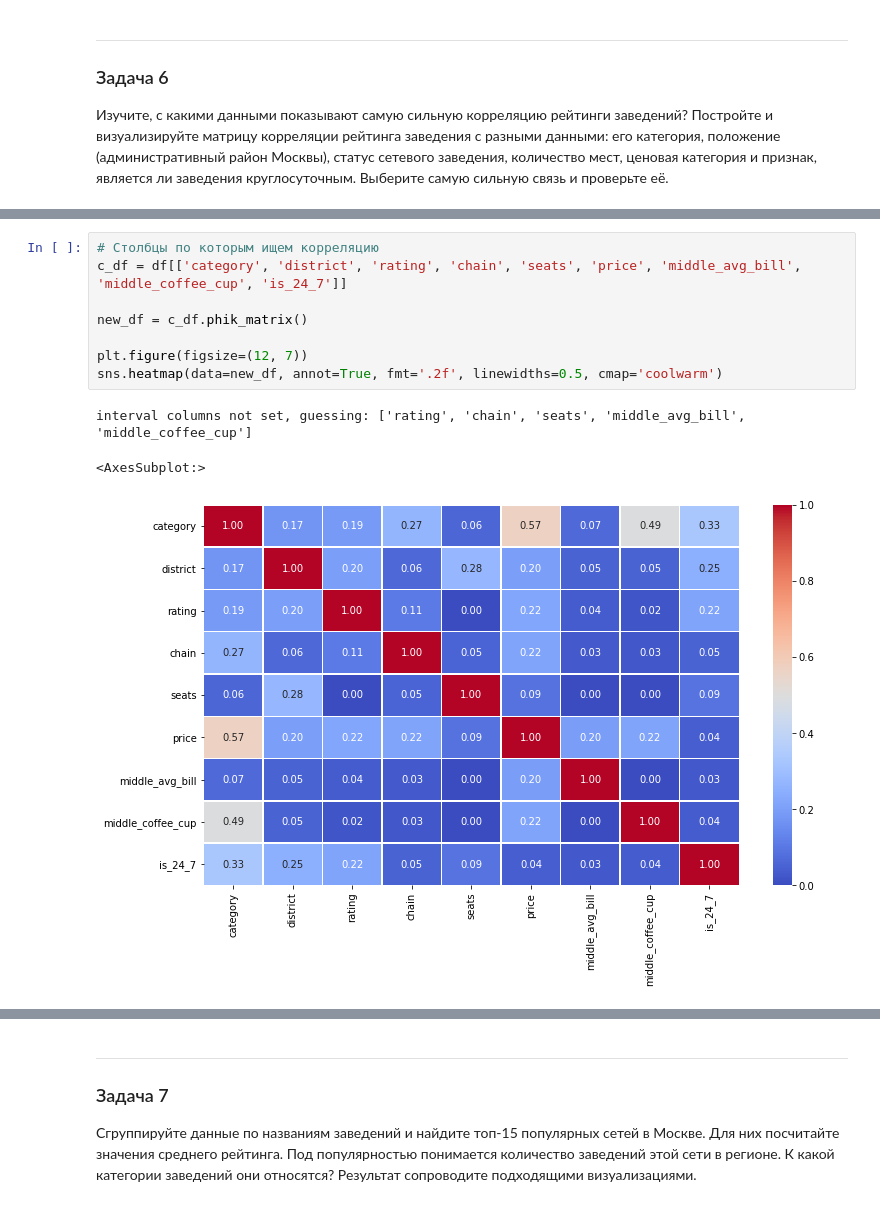
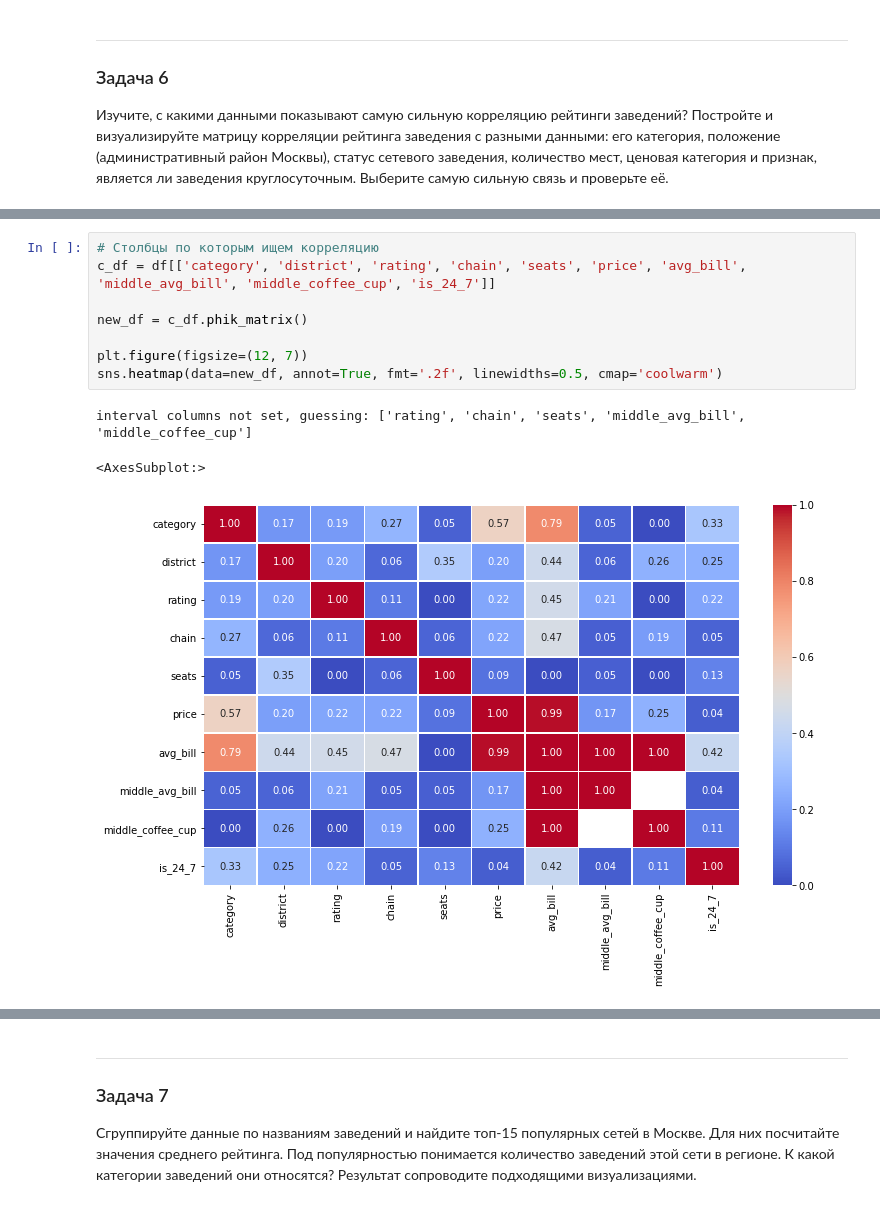
Before and after one commit to blbl-blbl/yandex_practicum_Data_Science_Course, a Jupyter notebook: Module_2_Python_Preprocessing/2. food sector analysis/food_sector_analysis.ipynb, the cells around one changed output, grey strips where cells are left out. Cells and saved outputs as stored; diff of their text form.

```diff
--- a/Module_2_Python_Preprocessing/2. food sector analysis/food_sector_analysis.ipynb
+++ b/Module_2_Python_Preprocessing/2. food sector analysis/food_sector_analysis.ipynb
@@ -559,12 +534,12 @@ memory usage: 927.2+ KB
-# %%
-# Столбцы по которым ищем корреляцию
-c_df = df[['category', 'district', 'rating', 'chain', 'seats', 'price', 'middle_avg_bill', 'middle_coffee_cup', 'is_24_7']]
-
-new_df = c_df.phik_matrix()
-
-plt.figure(figsize=(12, 7))
-sns.heatmap(data=new_df, annot=True, fmt='.2f', linewidths=0.5, cmap='coolwarm')
-# %% [output]
-interval columns not set, guessing: ['rating', 'chain', 'seats', 'middle_avg_bill', 'middle_coffee_cup']
-<AxesSubplot:>
-[figure, removed]
+# %%
+# Столбцы по которым ищем корреляцию
+c_df = df[['category', 'district', 'rating', 'chain', 'seats', 'price', 'avg_bill', 'middle_avg_bill', 'middle_coffee_cup', 'is_24_7']]
+
+new_df = c_df.phik_matrix()
+
+plt.figure(figsize=(12, 7))
+sns.heatmap(data=new_df, annot=True, fmt='.2f', linewidths=0.5, cmap='coolwarm')
+# %% [output]
+interval columns not set, guessing: ['rating', 'chain', 'seats', 'middle_avg_bill', 'middle_coffee_cup']
+<AxesSubplot:>
+[figure, added]
```
Also changed, not shown: parts of 21 cells of this notebook.
